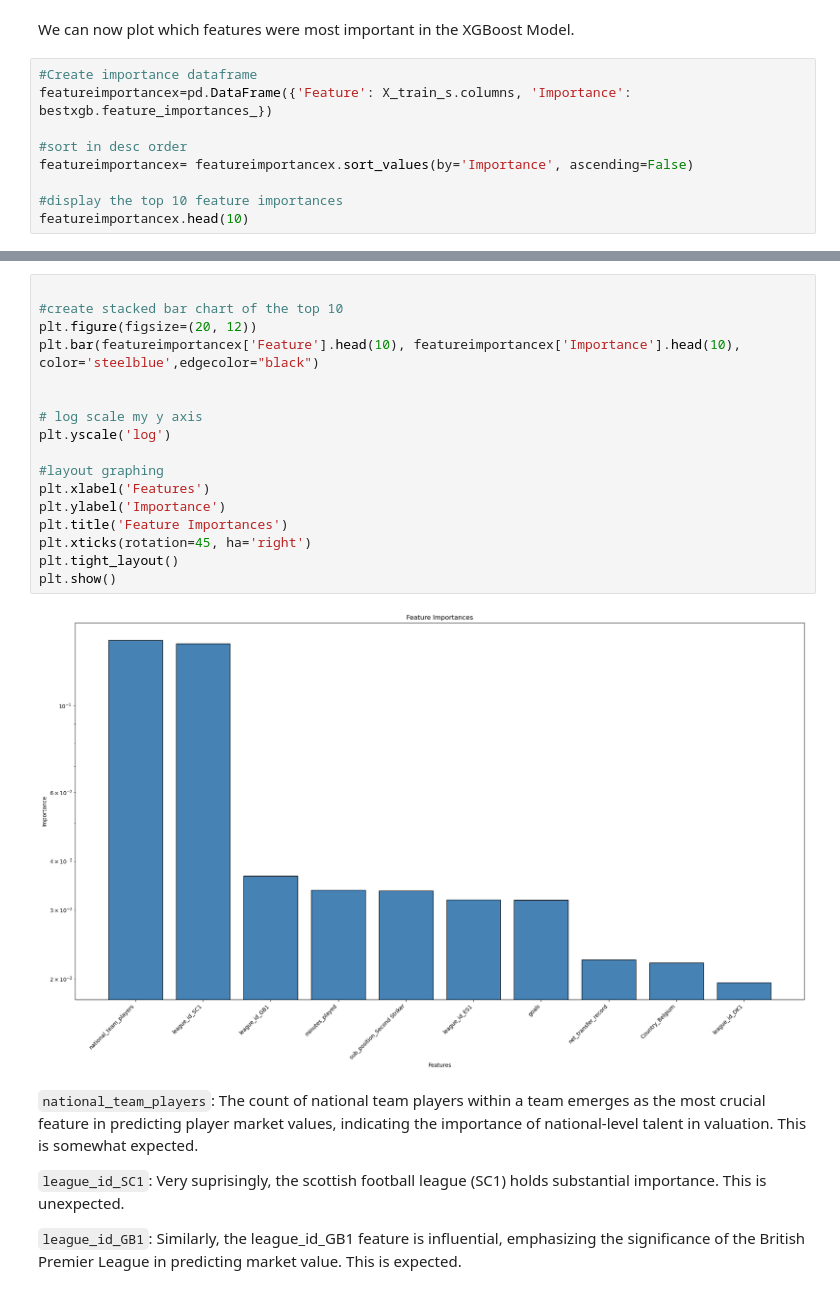
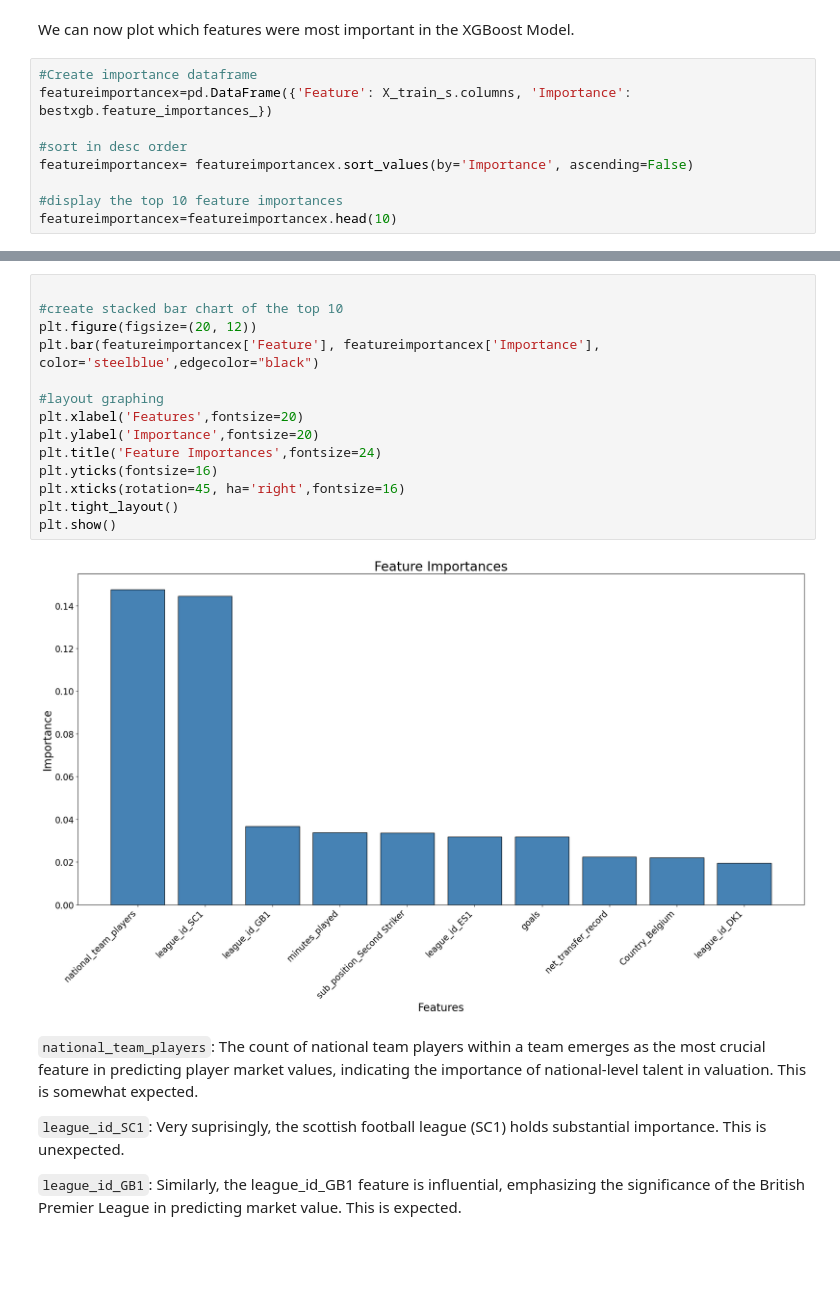
Before and after one commit to MohamedFarah12/The-Potential-Of-Football-Transfer-Valuations---Capstone-Project, a Jupyter notebook: notebooks/05-modelling #2.ipynb, the cells around one changed output, grey strips where cells are left out. Saved outputs shown, nothing was run; the diff lists cells and outputs as text; blank space fills up the shorter version.

```diff
--- a/notebooks/05-modelling #2.ipynb
+++ b/notebooks/05-modelling #2.ipynb
@@ -353,4 +355,4 @@ featureimportancex=pd.DataFrame({'Feature': X_train_s.columns, 'Importance': bes
 featureimportancex= featureimportancex.sort_values(by='Importance', ascending=False)
 
 #display the top 10 feature importances
-featureimportancex.head(10)
+featureimportancex=featureimportancex.head(10)
@@ -369,22 +359,19 @@ featureimportancex.head(10)
 # %%
 
 #create stacked bar chart of the top 10
 plt.figure(figsize=(20, 12))
-plt.bar(featureimportancex['Feature'].head(10), featureimportancex['Importance'].head(10), color='steelblue',edgecolor="black")
-
-
-# log scale my y axis
-plt.yscale('log')
+plt.bar(featureimportancex['Feature'], featureimportancex['Importance'], color='steelblue',edgecolor="black")
 
 #layout graphing
-plt.xlabel('Features')
-plt.ylabel('Importance')
-plt.title('Feature Importances')
-plt.xticks(rotation=45, ha='right')
+plt.xlabel('Features',fontsize=20)
+plt.ylabel('Importance',fontsize=20)
+plt.title('Feature Importances',fontsize=24)
+plt.yticks(fontsize=16)
+plt.xticks(rotation=45, ha='right',fontsize=16)
 plt.tight_layout()
 plt.show()
 # %% [output]
-[figure, old version]
+[figure, new version]
 # %% [markdown]
 `national_team_players`: The count of national team players within a team emerges as the most crucial feature in predicting player market values, indicating the importance of national-level talent in valuation. This is somewhat expected.
 
```
Also changed, not shown: parts of 20 cells of this notebook, 6 other files.
